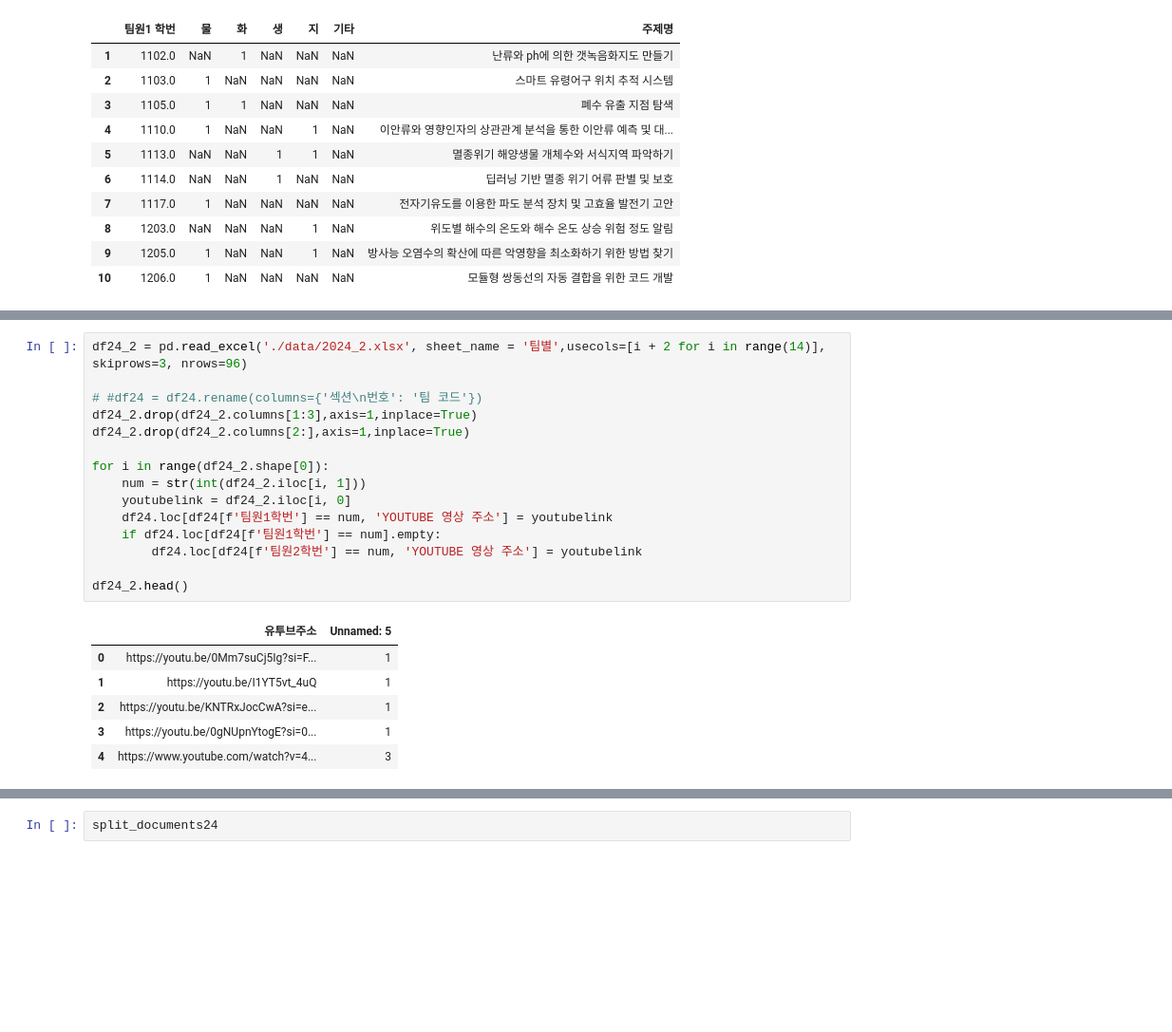
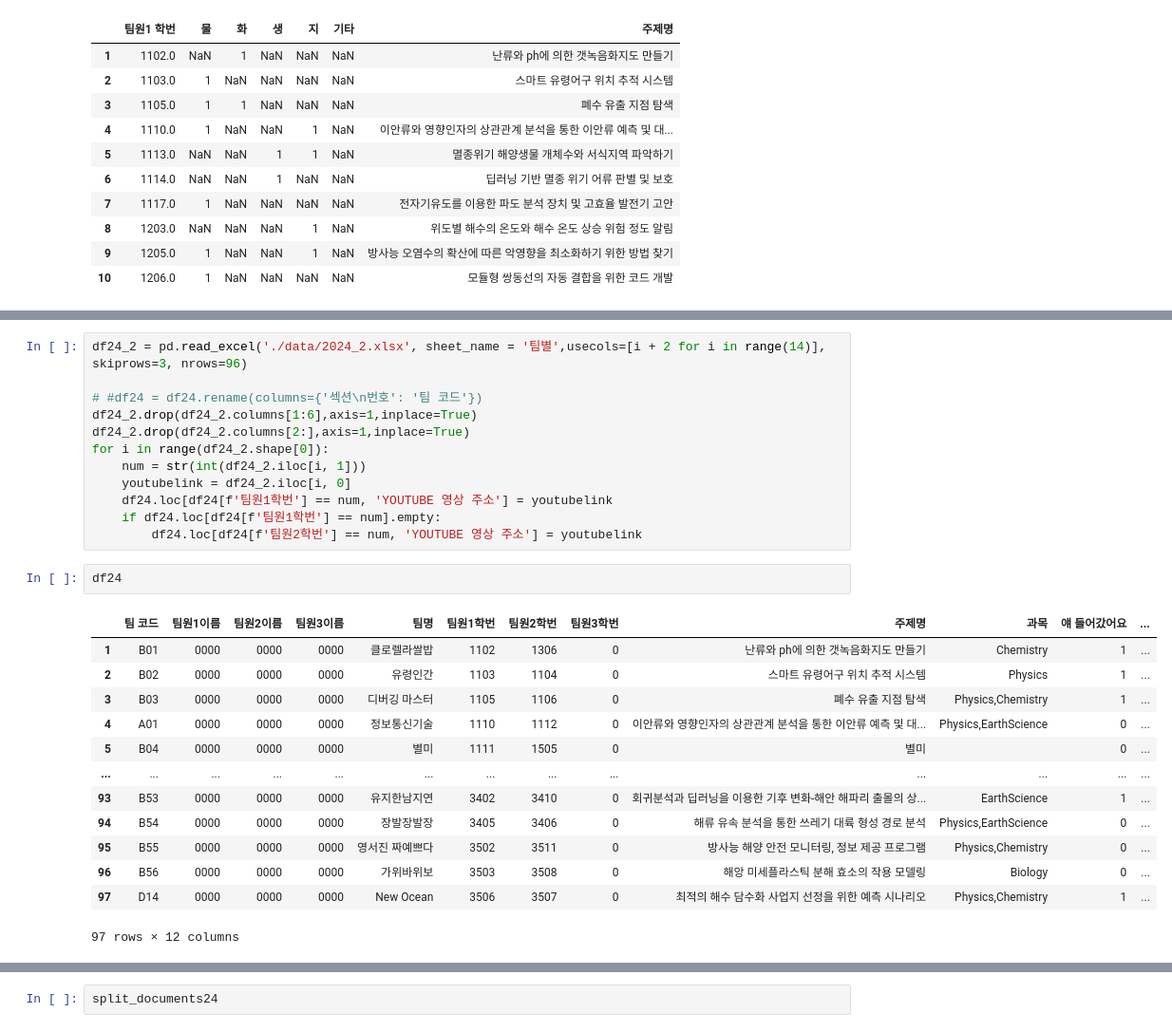
Before and after one commit to hwan809/Ocean-ChatBot, a Jupyter notebook: prepro.ipynb, the cells around one changed output, grey strips where cells are left out. Shown at 95% size. Drawn from its saved outputs; the diff is of its cells as text; blank space fills up the shorter version.

```diff
--- a/prepro.ipynb
+++ b/prepro.ipynb
@@ -426,24 +428,30 @@ df24.head(10)
 df24_2 = pd.read_excel('./data/2024_2.xlsx', sheet_name = '팀별',usecols=[i + 2 for i in range(14)], skiprows=3, nrows=96)
 
 # #df24 = df24.rename(columns={'섹션\n번호': '팀 코드'})
-df24_2.drop(df24_2.columns[1:3],axis=1,inplace=True)
+df24_2.drop(df24_2.columns[1:6],axis=1,inplace=True)
 df24_2.drop(df24_2.columns[2:],axis=1,inplace=True)
-
 for i in range(df24_2.shape[0]):
     num = str(int(df24_2.iloc[i, 1]))
     youtubelink = df24_2.iloc[i, 0]
     df24.loc[df24[f'팀원1학번'] == num, 'YOUTUBE 영상 주소'] = youtubelink
     if df24.loc[df24[f'팀원1학번'] == num].empty:
         df24.loc[df24[f'팀원2학번'] == num, 'YOUTUBE 영상 주소'] = youtubelink
-
-df24_2.head()
-# %% [output]
-|  | 유투브주소 | Unnamed: 5 |
-| 0 | https://youtu.be/0Mm7suCj5Ig?si=F... | 1 |
-| 1 | https://youtu.be/I1YT5vt_4uQ | 1 |
-| 2 | https://youtu.be/KNTRxJocCwA?si=e... | 1 |
-| 3 | https://youtu.be/0gNUpnYtogE?si=0... | 1 |
-| 4 | https://www.youtube.com/watch?v=4... | 3 |
+# %%
+df24
+# %% [output]
+|  | 팀 코드 | 팀원1이름 | 팀원2이름 | 팀원3이름 | 팀명 | 팀원1학번 | 팀원2학번 | 팀원3학번 | 주제명 | 과목 | 얘 들어갔어요 | ... |
+| 1 | B01 | 0000 | 0000 | 0000 | 클로렐라쌀밥 | 1102 | 1306 | 0 | 난류와 ph에 의한 갯녹음화지도 만들기 | Chemistry | 1 | ... |
+| 2 | B02 | 0000 | 0000 | 0000 | 유령인간 | 1103 | 1104 | 0 | 스마트 유령어구 위치 추적 시스템 | Physics | 1 | ... |
+| 3 | B03 | 0000 | 0000 | 0000 | 디버깅 마스터 | 1105 | 1106 | 0 | 폐수 유출 지점 탐색 | Physics,Chemistry | 1 | ... |
+| 4 | A01 | 0000 | 0000 | 0000 | 정보통신기술 | 1110 | 1112 | 0 | 이안류와 영향인자의 상관관계 분석을 통한 이안류 예측 및 대... | Physics,EarthScience | 0 | ... |
+| 5 | B04 | 0000 | 0000 | 0000 | 별미 | 1111 | 1505 | 0 | 별미 |  | 0 | ... |
+| ... | ... | ... | ... | ... | ... | ... | ... | ... | ... | ... | ... | ... |
+| 93 | B53 | 0000 | 0000 | 0000 | 유지한남지연 | 3402 | 3410 | 0 | 회귀분석과 딥러닝을 이용한 기후 변화-해안 해파리 출몰의 상... | EarthScience | 1 | ... |
+| 94 | B54 | 0000 | 0000 | 0000 | 장발장발장 | 3405 | 3406 | 0 | 해류 유속 분석을 통한 쓰레기 대륙 형성 경로 분석 | Physics,EarthScience | 0 | ... |
+| 95 | B55 | 0000 | 0000 | 0000 | 영서진 짜예쁘다 | 3502 | 3511 | 0 | 방사능 해양 안전 모니터링, 정보 제공 프로그램 | Physics,Chemistry | 0 | ... |
+| 96 | B56 | 0000 | 0000 | 0000 | 가위바위보 | 3503 | 3508 | 0 | 해앙 미세플라스틱 분해 효소의 작용 모델링 | Biology | 0 | ... |
+| 97 | D14 | 0000 | 0000 | 0000 | New Ocean | 3506 | 3507 | 0 | 최적의 해수 담수화 사업지 선정을 위한 예측 시나리오 | Physics,Chemistry | 1 | ... |
+97 rows × 12 columns
 # %%
 import os
 from langchain_community.document_loaders import PyMuPDFLoader
```
Also changed, not shown: parts of 7 cells of this notebook, 6 other files.
